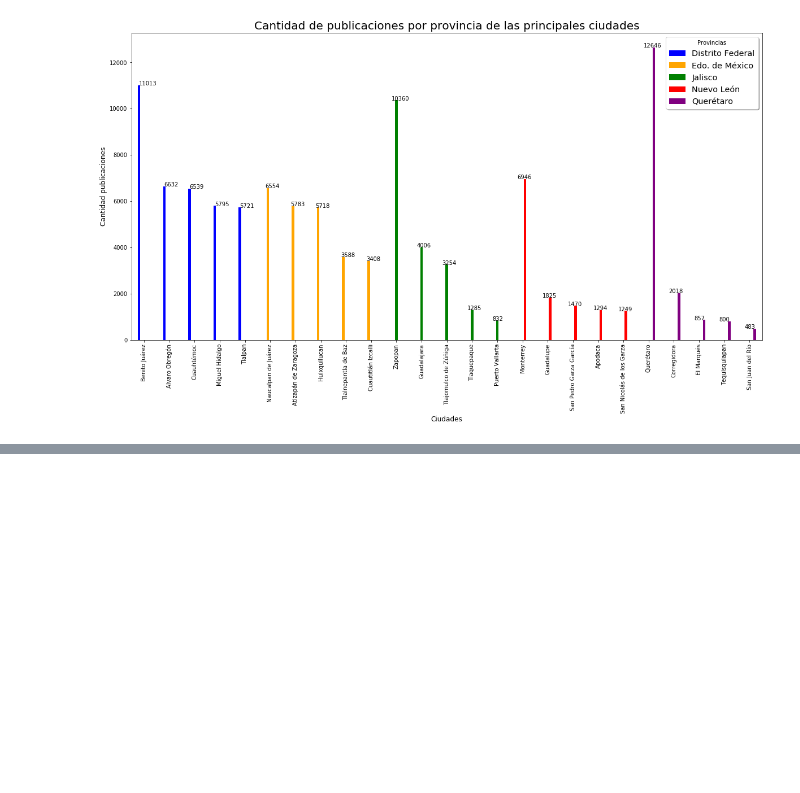
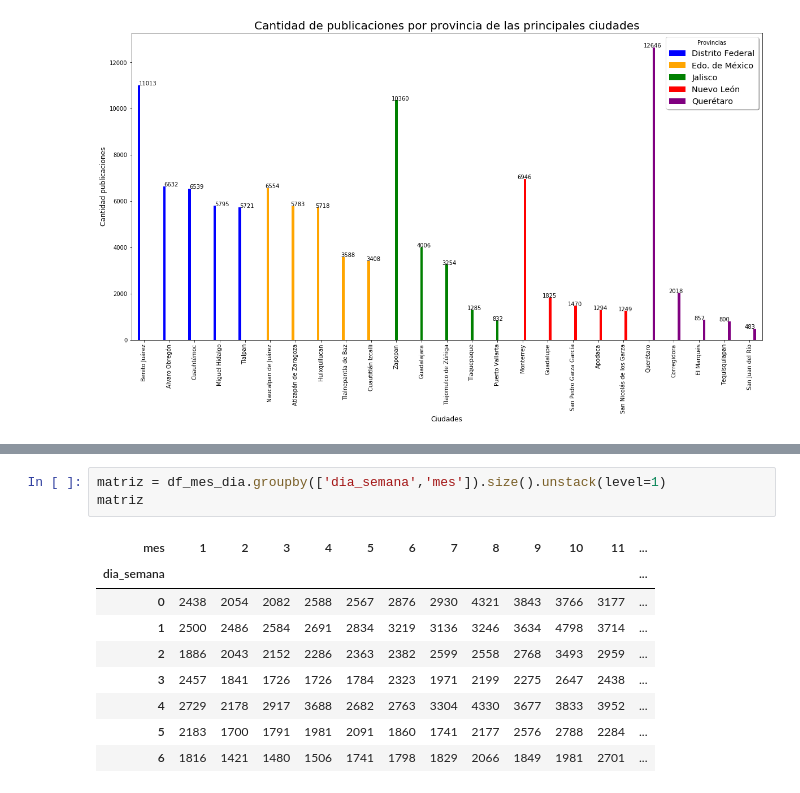
Before and after one commit to gdbien/9558-Organizacion-de-Datos, a Jupyter notebook: TP1/Franco/tp1_franco.ipynb, the cells around one changed output, grey strips where cells are left out. Saved outputs shown, nothing was run; the diff lists cells and outputs as text; blank space fills up the shorter version.

```diff
--- a/TP1/Franco/tp1_franco.ipynb
+++ b/TP1/Franco/tp1_franco.ipynb
@@ -320,0 +335,13 @@ plt.savefig('cant_public_por_provincia_ciudades', bbox_inches = 'tight')
+# %%
+matriz = df_mes_dia.groupby(['dia_semana','mes']).size().unstack(level=1)
+matriz
+# %% [output]
+| mes | 1 | 2 | 3 | 4 | 5 | 6 | 7 | 8 | 9 | 10 | 11 | ... |
+| dia_semana |  |  |  |  |  |  |  |  |  |  |  | ... |
+| 0 | 2438 | 2054 | 2082 | 2588 | 2567 | 2876 | 2930 | 4321 | 3843 | 3766 | 3177 | ... |
+| 1 | 2500 | 2486 | 2584 | 2691 | 2834 | 3219 | 3136 | 3246 | 3634 | 4798 | 3714 | ... |
+| 2 | 1886 | 2043 | 2152 | 2286 | 2363 | 2382 | 2599 | 2558 | 2768 | 3493 | 2959 | ... |
+| 3 | 2457 | 1841 | 1726 | 1726 | 1784 | 2323 | 1971 | 2199 | 2275 | 2647 | 2438 | ... |
+| 4 | 2729 | 2178 | 2917 | 3688 | 2682 | 2763 | 3304 | 4330 | 3677 | 3833 | 3952 | ... |
+| 5 | 2183 | 1700 | 1791 | 1981 | 2091 | 1860 | 1741 | 2177 | 2576 | 2788 | 2284 | ... |
+| 6 | 1816 | 1421 | 1480 | 1506 | 1741 | 1798 | 1829 | 2066 | 1849 | 1981 | 2701 | ... |
```
Also changed, not shown: parts of 22 cells of this notebook, 1 other file.
